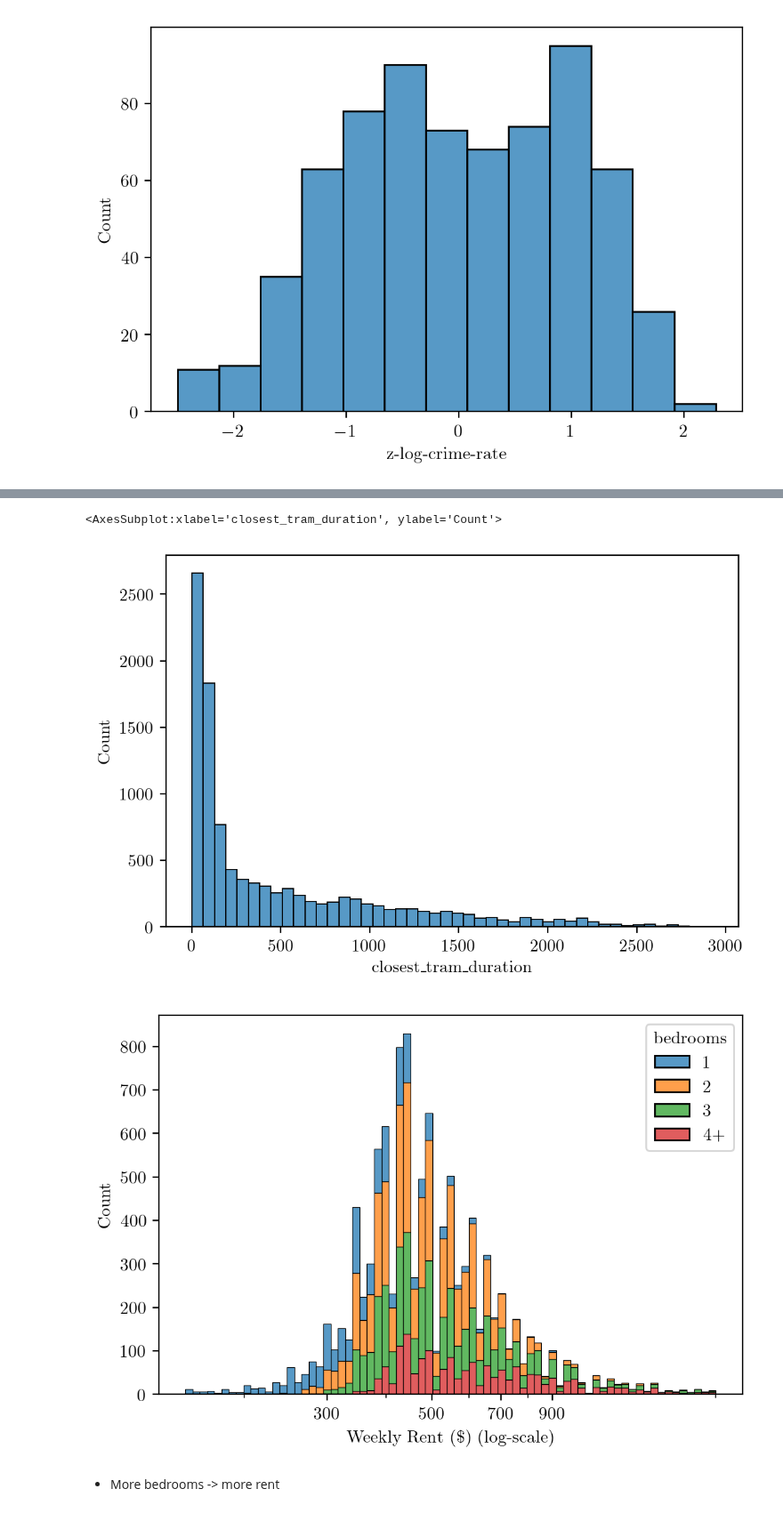
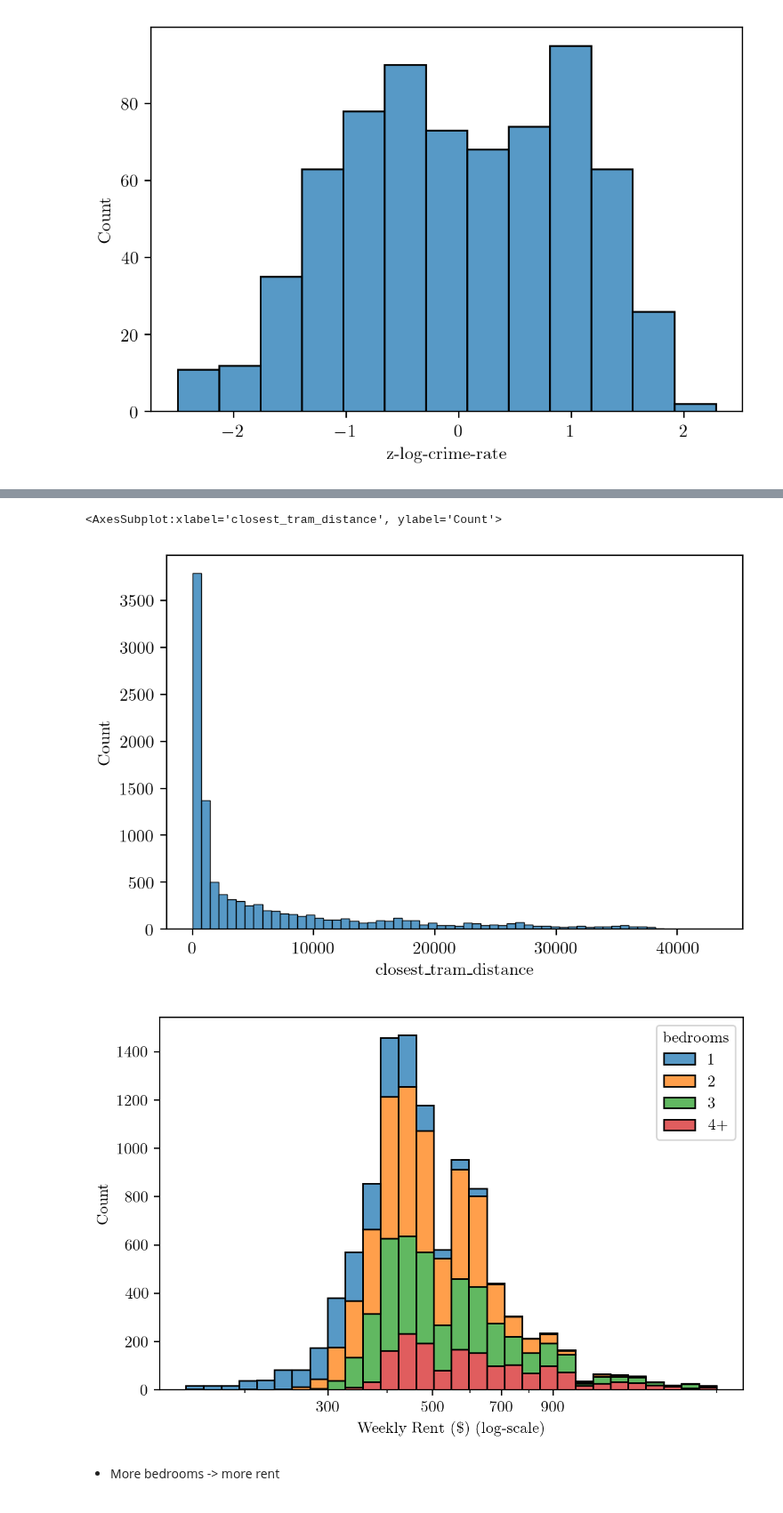
Before and after one commit to MAST30034-Applied-Data-Science/generic-real-estate-consulting-project-group-21, a Jupyter notebook: notebooks/question-one-modelling-analysis.ipynb, the cells around one changed output, grey strips where cells are left out. Shown at 89% size. Cells and saved outputs as stored; diff of their text form; code cells hidden in the pictures.

```diff
--- a/notebooks/question-one-modelling-analysis.ipynb
+++ b/notebooks/question-one-modelling-analysis.ipynb
@@ -22,9 +22,9 @@ plt.savefig('../plots/crime-rate.png')
 # %%
 df = df[['suburb', 'postcode', 'price', 'propertyType',
        'bedrooms', 'bathrooms', 'parkingSpaces', 'studies', 'furnished',
-       'closest_primary_duration', 'closest_secondary_duration',
-       'closest_train_duration', 'closest_tram_duration', 'closest_bus_duration',
-       'closest_park_duration', 'min_pri_icsea', 'min_sec_icsea']]
+       'closest_primary_distance', 'closest_secondary_distance',
+       'closest_train_distance', 'closest_tram_distance', 'closest_bus_distance',
+       'closest_park_distance', 'min_pri_icsea', 'min_sec_icsea']]
 # %%
 df.corr()
 # %% [output]
@@ -64,8 +64,8 @@ sns.histplot(df, x='closest_secondary_duration', log_scale=True)
 # %%
-sns.histplot(df, x='closest_tram_duration', log_scale=False)
+sns.histplot(df, x='closest_tram_distance', log_scale=False)
 # %% [output]
-<AxesSubplot:xlabel='closest_tram_duration', ylabel='Count'>
+<AxesSubplot:xlabel='closest_tram_distance', ylabel='Count'>
-[figure, old version]
+[figure, new version]
 # %%
 df.loc[:,'bedrooms'] = df['bedrooms'].apply(lambda p: 1 if p in {0,1} else p if p < 4 else '4+')
 df.loc[:,'parkingSpaces'] = df['parkingSpaces'].apply(lambda p: p if p < 3 else '3+')
@@ -75,12 +75,13 @@ from matplotlib import rcParams
 
 rcParams['figure.dpi'] = 200
 # %%
-sns.histplot(df, x='price', hue='bedrooms', log_scale=True, multiple='stack', hue_order = [1, 2, 3, '4+'])
+sns.histplot(df, x='price', hue='bedrooms', log_scale=True, multiple='stack', hue_order = [1, 2, 3, '4+'], bins=30)
 plt.xlabel('Weekly Rent (\$) (log-scale)')
 plt.xticks([300, 500, 700,  900], labels=['300', '500', '700', '900'])
+plt.tight_layout()
 plt.savefig('../plots/rent-distn-by-bedrooms.png')
 # %% [output]
-[figure, old version]
+[figure, new version]
 # %% [markdown]
 * More bedrooms -> more rent
 # %%
```
Also changed, not shown: parts of 13 cells of this notebook, 2 other files.
